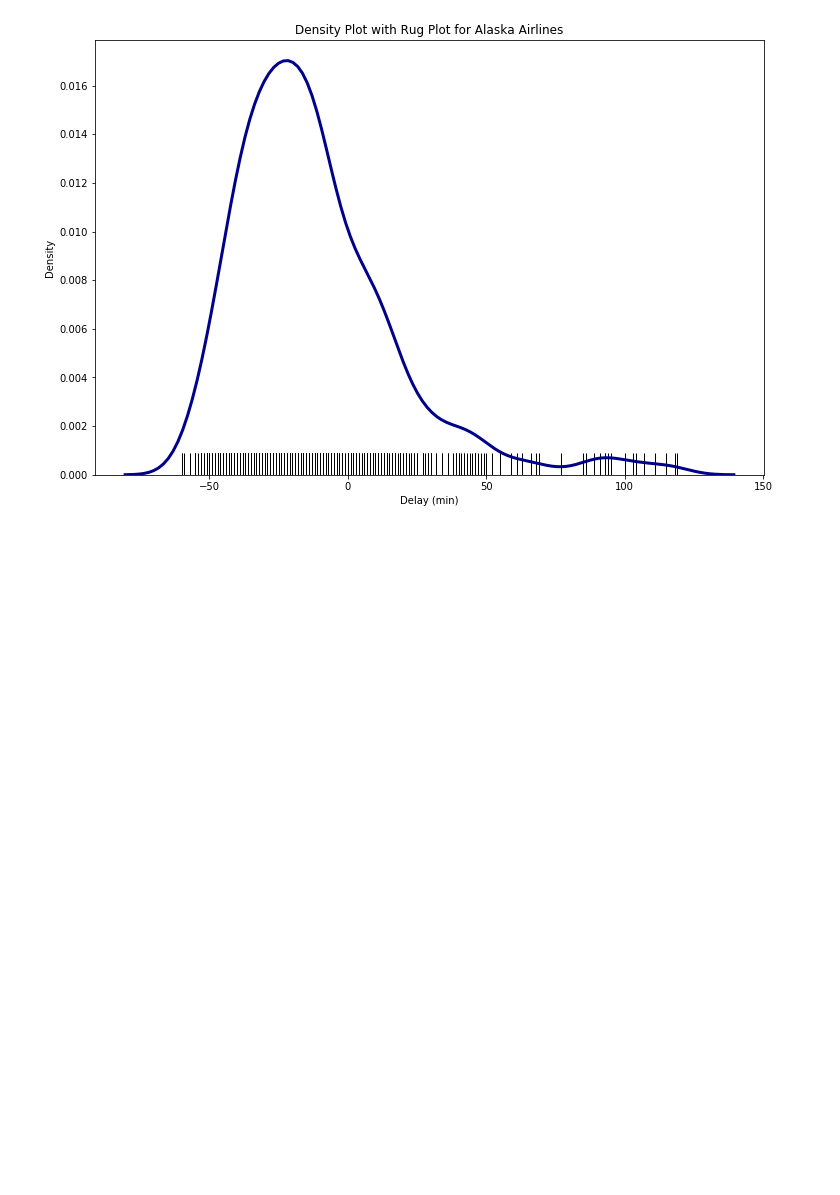
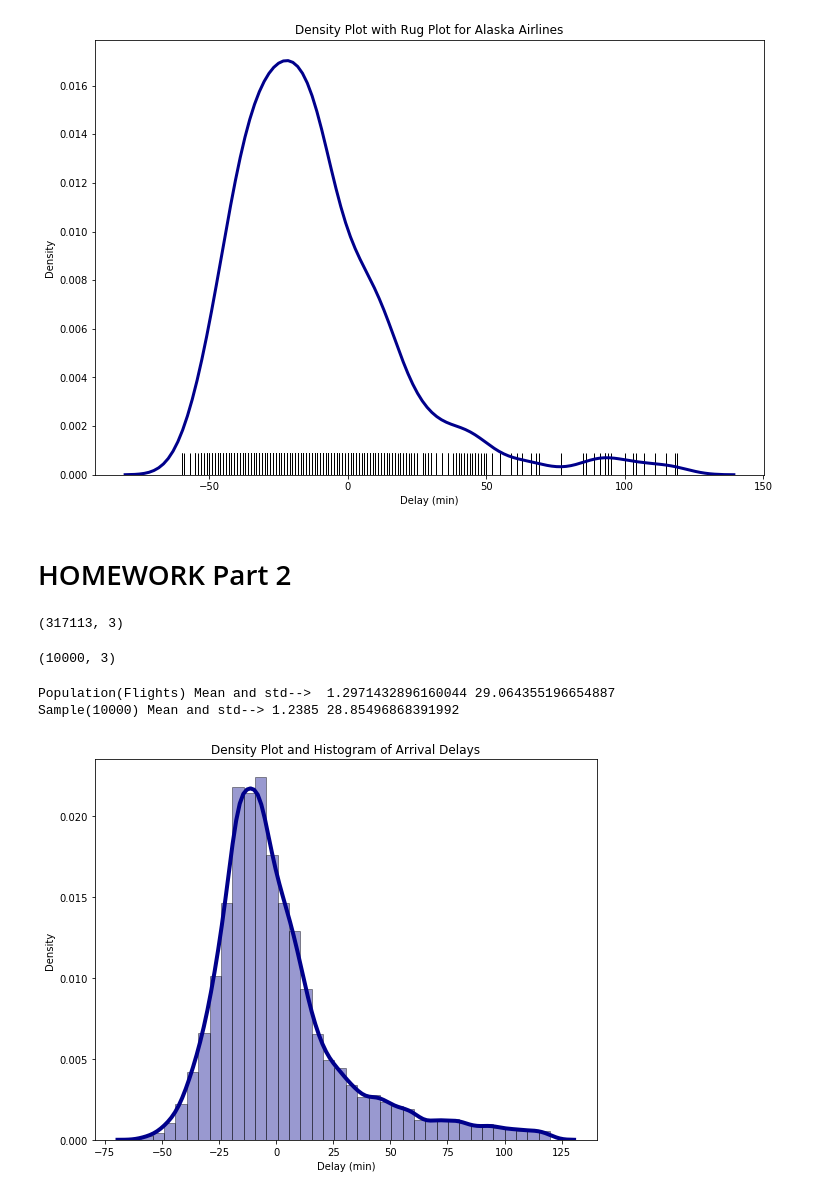
Before and after one commit to Gurubux/Data-Lit, a Jupyter notebook: airlines_least_delay_new.ipynb, the cells around one changed output. Cells and saved outputs as stored; diff of their text form; code cells hidden in the pictures; blank space fills up the shorter version.

```diff
--- a/airlines_least_delay_new.ipynb
+++ b/airlines_least_delay_new.ipynb
@@ -350,3 +330,28 @@ plt.title('Density Plot with Rug Plot for Alaska Airlines');
 plt.xlabel('Delay (min)'); plt.ylabel('Density');
 # %% [output]
 [figure]
+# %% [markdown]
+# HOMEWORK Part 2
+# %%
+print(flights.shape)
+row1 = flights.sample(n = 10000)
+row1.shape
+# %% [output]
+(317113, 3)
+(10000, 3)
+# %%
+print('Population(Flights) Mean and std--> ',np.mean(flights['arr_delay']),np.std(flights['arr_delay']))
+print('Sample(10000) Mean and std-->',np.mean(row1['arr_delay']),np.std(row1['arr_delay']))
+figsize(9, 7)
+
+sns.distplot(row1['arr_delay'], hist=True, kde=True,
+             bins=int(180/5), color = 'darkblue',
+             hist_kws={'edgecolor':'black'},
+             kde_kws={'linewidth': 4});
+
+plt.title('Density Plot and Histogram of Arrival Delays');
+plt.xlabel('Delay (min)'); plt.ylabel('Density');
+# %% [output]
+Population(Flights) Mean and std-->  1.2971432896160044 29.064355196654887
+Sample(10000) Mean and std--> 1.2385 28.85496868391992
+[figure, added]
```
Also changed, not shown: parts of 16 cells of this notebook.
